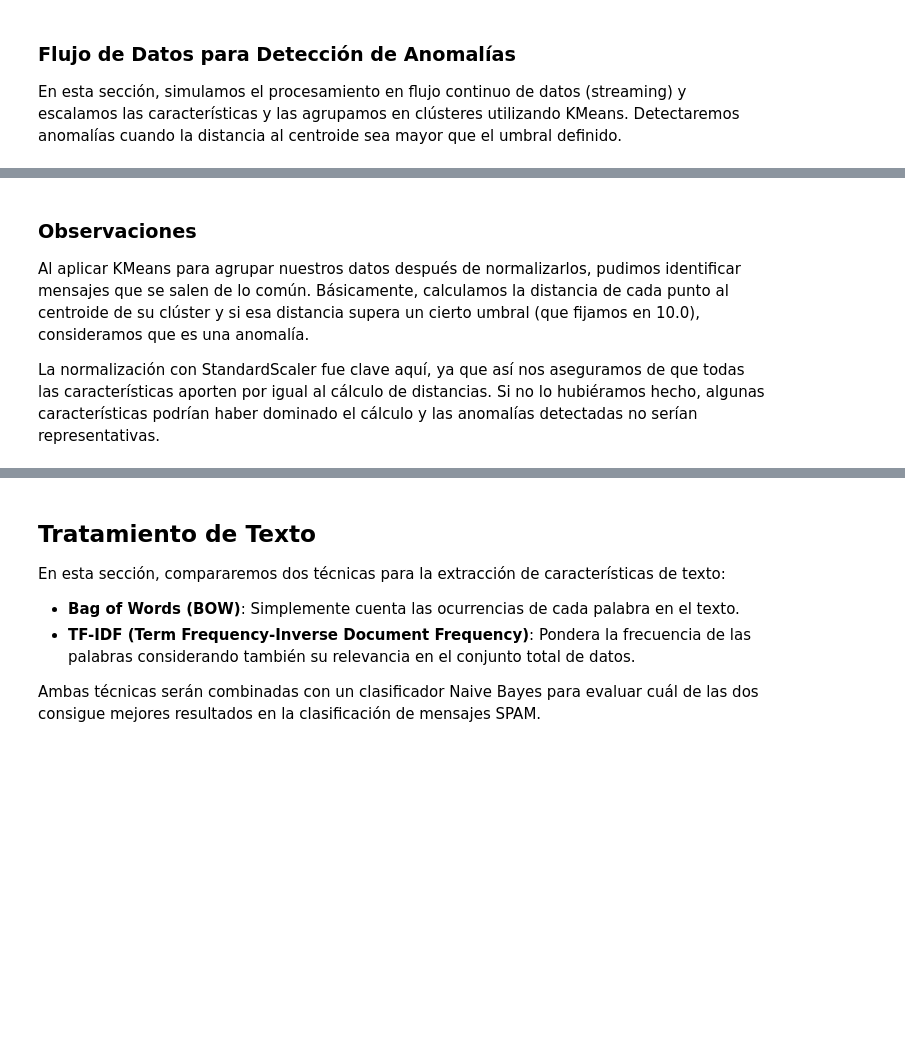
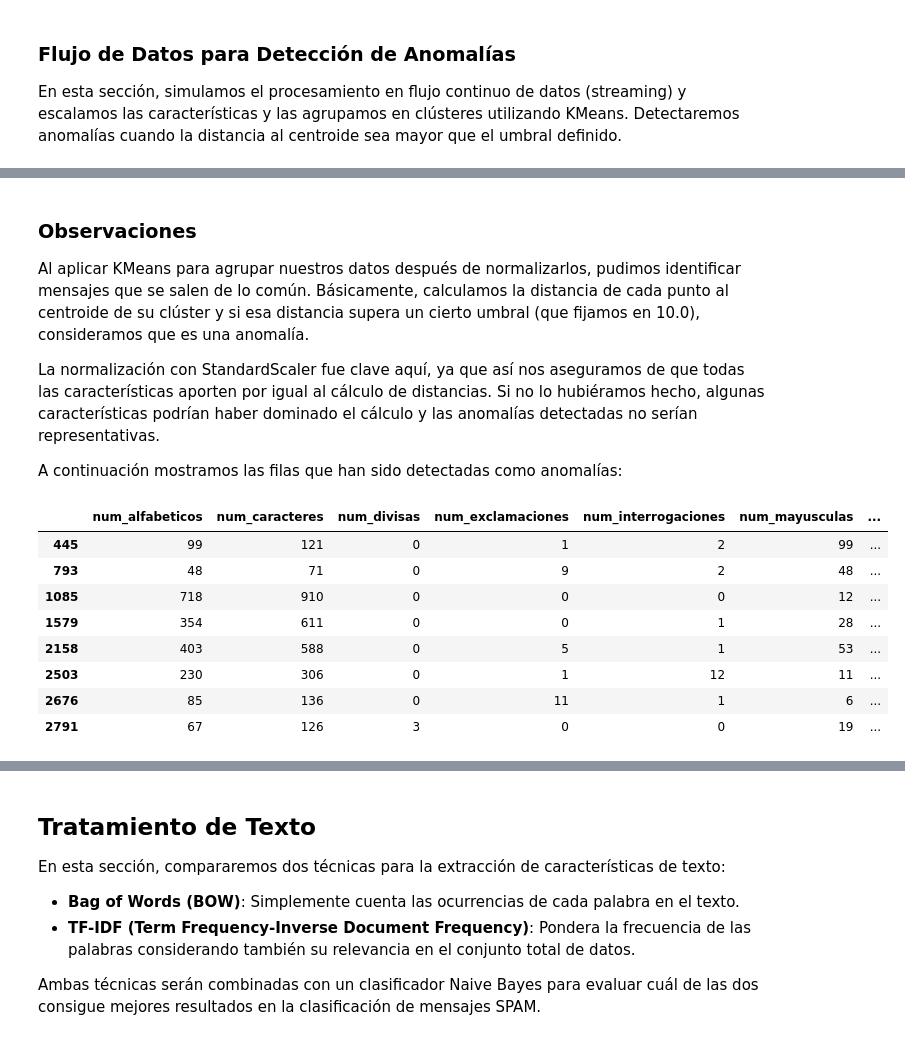
Before and after one commit to a-alcalde/Flujo-de-datos, a Jupyter notebook: Practica.ipynb, the cells around one changed output, grey strips where cells are left out. Cells and saved outputs as stored; diff of their text form; code cells hidden in the pictures; blank space fills up the shorter version.

```diff
--- a/Practica.ipynb
+++ b/Practica.ipynb
@@ -399,22 +500,31 @@ Nuestro objetivo es detectar mensajes que se desvían del comportamiento habitua
 # %%
+# Clustering con 7 clusters
+
 from river import preprocessing, cluster
 import math
 
 scaler = preprocessing.StandardScaler()
 
-kmeans = cluster.KMeans(n_clusters=5, seed=10)
-
-threshold = 10.0
-
-anomalies_detected = 0
-
-def euclidean_distance(point, center):
-    return math.sqrt(sum((point[feature] - center[feature]) ** 2 for feature in point))
+kmeans = cluster.KMeans(n_clusters=7, seed=133)
 # %% [markdown]
 ### **Flujo de Datos para Detección de Anomalías**
 
 En esta sección, simulamos el procesamiento en flujo continuo de datos (streaming) y escalamos las características y las agrupamos en clústeres utilizando KMeans. Detectaremos anomalías cuando la distancia al centroide sea mayor que el umbral definido.
 # %%
+import matplotlib.pyplot as plt
+import math
+
+threshold = 10.0
+
+anomalies_detected = 0
+
+indices_anomalias = []
+
+cluster_counts = {}
+
+def euclidean_distance(point, center):
+    return math.sqrt(sum((point[feature] - center[feature]) ** 2 for feature in point))
+
 for index, row in df.iterrows():
     features = {
         'num_caracteres': float(row['num_caracteres']),
@@ -445,8 +555,19 @@ for index, row in df.iterrows():
         if distance_to_centroid > threshold:
             anomalies_detected += 1
             print(f"Anomalía detectada en {index} con distancia {distance_to_centroid:.2f} ")
+            indices_anomalias.append(index)
 
     kmeans.learn_one(features_scaled)
 
+    if cluster_id in cluster_counts:
+        cluster_counts[cluster_id] += 1
+    else:
+        cluster_counts[cluster_id] = 1
+
 print(f"Total de anomalías detectadas: {anomalies_detected}")
+print("----------------------------------------------")
+
+# Print cluster counts
+for cluster_id, count in sorted(cluster_counts.items()):
+    print(f"Clúster {cluster_id}: {count} datos")
 # %% [output]
@@ -472,3 +593,19 @@ Total de anomalías detectadas: 15
 Al aplicar KMeans para agrupar nuestros datos después de normalizarlos, pudimos identificar mensajes que se salen de lo común. Básicamente, calculamos la distancia de cada punto al centroide de su clúster y si esa distancia supera un cierto umbral (que fijamos en 10.0), consideramos que es una anomalía.
 
 La normalización con StandardScaler fue clave aquí, ya que así nos aseguramos de que todas las características aporten por igual al cálculo de distancias. Si no lo hubiéramos hecho, algunas características podrían haber dominado el cálculo y las anomalías detectadas no serían representativas.
+
+A continuación mostramos las filas que han sido detectadas como anomalías:
+# %%
+# Filas anómalas
+
+df.loc[indices_anomalias, df.columns.difference(['text', 'spam'])]
+# %% [output]
+|  | num_alfabeticos | num_caracteres | num_divisas | num_exclamaciones | num_interrogaciones | num_mayusculas | ... |
+| 445 | 99 | 121 | 0 | 1 | 2 | 99 | ... |
+| 793 | 48 | 71 | 0 | 9 | 2 | 48 | ... |
+| 1085 | 718 | 910 | 0 | 0 | 0 | 12 | ... |
+| 1579 | 354 | 611 | 0 | 0 | 1 | 28 | ... |
+| 2158 | 403 | 588 | 0 | 5 | 1 | 53 | ... |
+| 2503 | 230 | 306 | 0 | 1 | 12 | 11 | ... |
+| 2676 | 85 | 136 | 0 | 11 | 1 | 6 | ... |
+| 2791 | 67 | 126 | 3 | 0 | 0 | 19 | ... |
```
Also changed, not shown: parts of 24 cells of this notebook.
